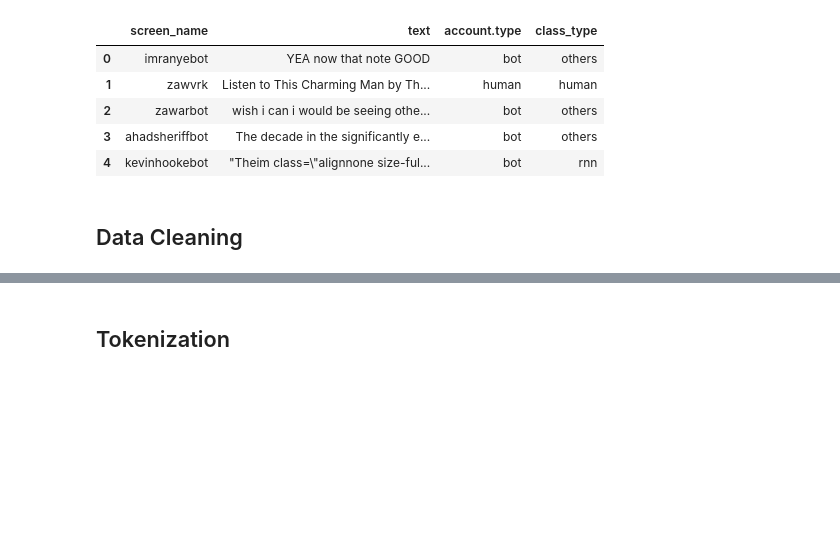
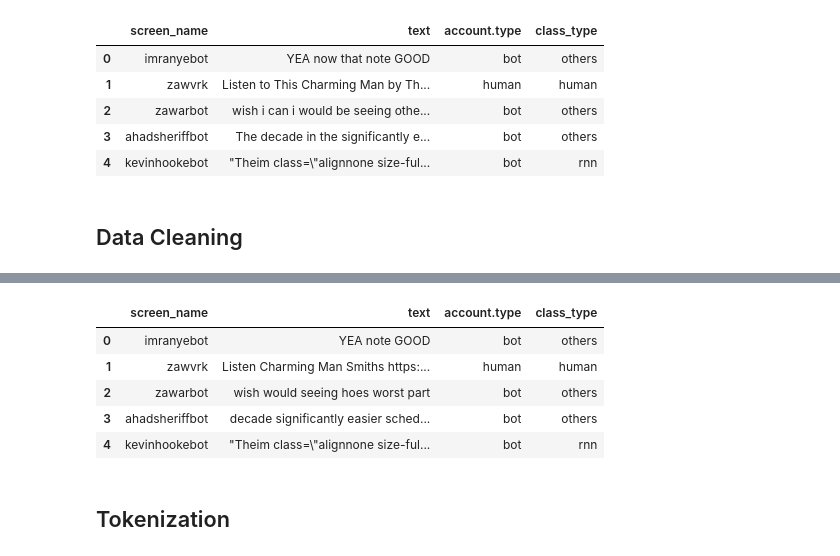
Before and after one commit to hstoklosa/fake-tweets-detection, a Jupyter notebook: preprocessing.ipynb, the cells around one changed output, grey strips where cells are left out. Drawn from its saved outputs; the diff is of its cells as text; code cells hidden in the pictures; blank space fills up the shorter version.

```diff
--- a/preprocessing.ipynb
+++ b/preprocessing.ipynb
@@ -94,3 +94,12 @@ df_tmp.sample(10)
+# %%
+train_df.head()
+# %% [output]
+|  | screen_name | text | account.type | class_type |
+| 0 | imranyebot | YEA note GOOD | bot | others |
+| 1 | zawvrk | Listen Charming Man Smiths https:... | human | human |
+| 2 | zawarbot | wish would seeing hoes worst part | bot | others |
+| 3 | ahadsheriffbot | decade significantly easier sched... | bot | others |
+| 4 | kevinhookebot | "Theim class=\"alignnone size-ful... | bot | rnn |
 # %% [markdown]
 ## Tokenization
 # %%
```
Also changed, not shown: parts of 8 cells of this notebook.
